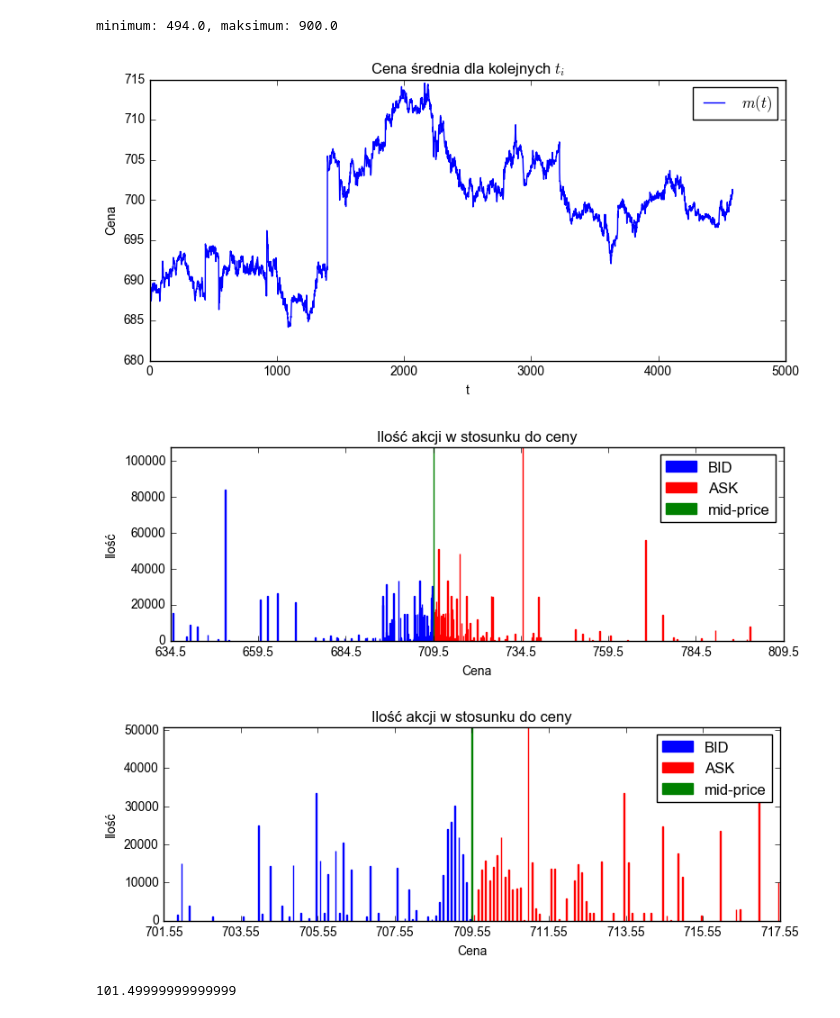
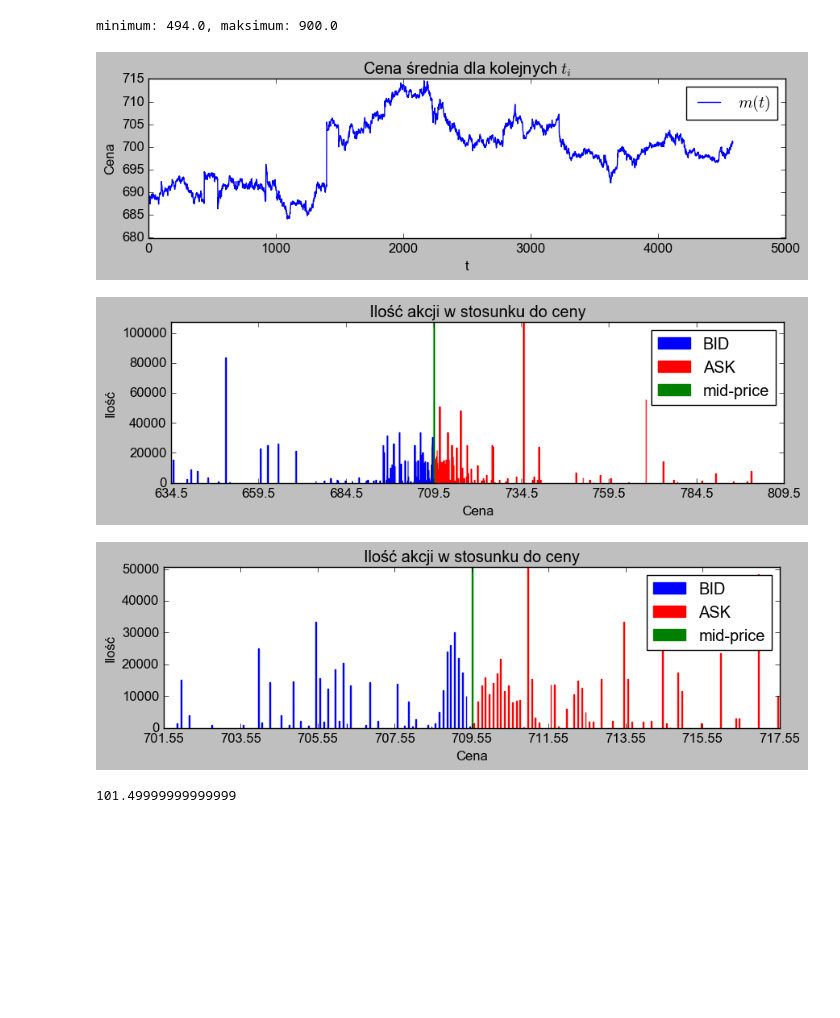
Before and after one commit to DawPawel/PracaLicencjacka, a Jupyter notebook: ostateczne/GenerowanieStruktur.ipynb, the cells around one changed output. Saved outputs shown, nothing was run; the diff lists cells and outputs as text; code cells hidden in the pictures; blank space fills up the shorter version.

```diff
--- a/ostateczne/GenerowanieStruktur.ipynb
+++ b/ostateczne/GenerowanieStruktur.ipynb
@@ -309,19 +312,20 @@ print("minimum: {0}, maksimum: {1}".format(minimum, maksimum))
 minimum: 494.0, maksimum: 900.0
 # %%
 plt.rc('font', family='Arial')
-plt.rcParams["figure.figsize"] = [8, 4]
+plt.rcParams["figure.figsize"] = [9, 3]
 plt.title("Cena średnia dla kolejnych $t_i$")
 plt.xlabel('t')
 plt.ylabel("Cena")
 kolejneCzasy = np.arange(len(X))
 kolejneMidPrice = np.array([wiersz.midPrice for wiersz in X])
 plt.plot(kolejneCzasy, kolejneMidPrice, label = "$m(t)$")
 plt.legend()
 plt.tight_layout()
 plt.savefig("CenaKolejnychMidPrice")
 plt.show()
+plt.close()
 # %% [output]
-[figure, old version]
+[figure, new version]
 # %%
 nrWiersza = 2300
 midPrice = X[nrWiersza].midPrice
@@ -337,12 +341,12 @@ for wiersz in X:
 # %%
 wiersz = X[nrWiersza]
 narysujPrzykladowyWykres(wiersz.ask[:, 0], wiersz.ask[:, 1], wiersz.bid[:, 0], wiersz.bid[:, 1],
-                         midPrice, "PrzykladDanychDlaListyLobow", 8, 3)
+                         midPrice, "PrzykladDanychDlaListyLobow")
 narysujPrzykladowyWykres(wiersz.ask[:, 0], wiersz.ask[:, 1], wiersz.bid[:, 0], wiersz.bid[:, 1],
-                         midPrice, "PrzykladDanychDlaListyLobowPrzyblizony", 8, 3, True)
+                         midPrice, "PrzykladDanychDlaListyLobowPrzyblizony", True)
 # %% [output]
-[figure, old version]
+[figure, new version]
-[figure, old version]
+[figure, new version]
 # %%
 def fPierw(x):
     return (((0.1 + (0.05 + x / 20) * np.sqrt(x)) * 10) / 10)
```
Also changed, not shown: parts of 13 cells of this notebook, 49 other files.
